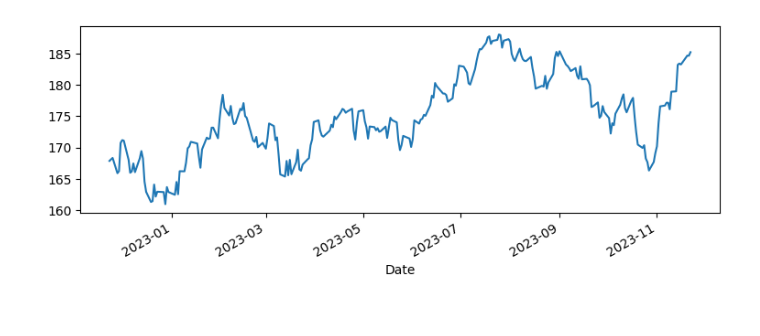
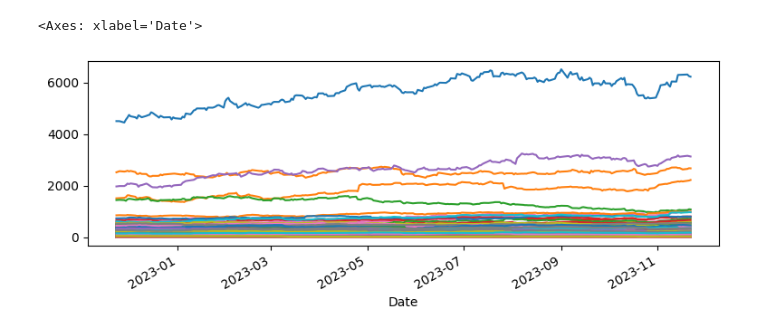
Before and after one commit to CCNY-Analytics-and-Quant/Quantative-Finance-Repo, a Jupyter notebook: final_project.ipynb, the cells around one changed output. Saved outputs shown, nothing was run; the diff lists cells and outputs as text; code cells hidden in the pictures.

Commit message:
updated price momentums

```diff
--- a/final_project.ipynb
+++ b/final_project.ipynb
@@ -27,9 +27,10 @@ sp500
 | 2023-11-22 | 123.989998 | 12.31 | 191.309998 | 138.470001 | 129.039993 | 102.699997 | 85.949997 | 333.130005 | 619.719971 | 182.669998 | ... | ... |
 251 rows × 500 columns
 # %%
-# Slope of 52-week trend line;
-# I graphed the mean of the closing prices over time, to visualze
-# Our trend line would follow Y = mx+b, we need the slope
-regression_line = sp500.mean(axis=1).plot(figsize = (9,3))
+
+# I graphed each stock in sp500, to visualize the lines were analyzing
+# Our trend line would follow Y = mx+b, we need the slope for each stock
+sp500.plot(figsize = (9,3),legend= None)
 # %% [output]
+<Axes: xlabel='Date'>
-[figure, old version]
+[figure, new version]
```
Also changed, not shown: parts of 5 cells of this notebook.
